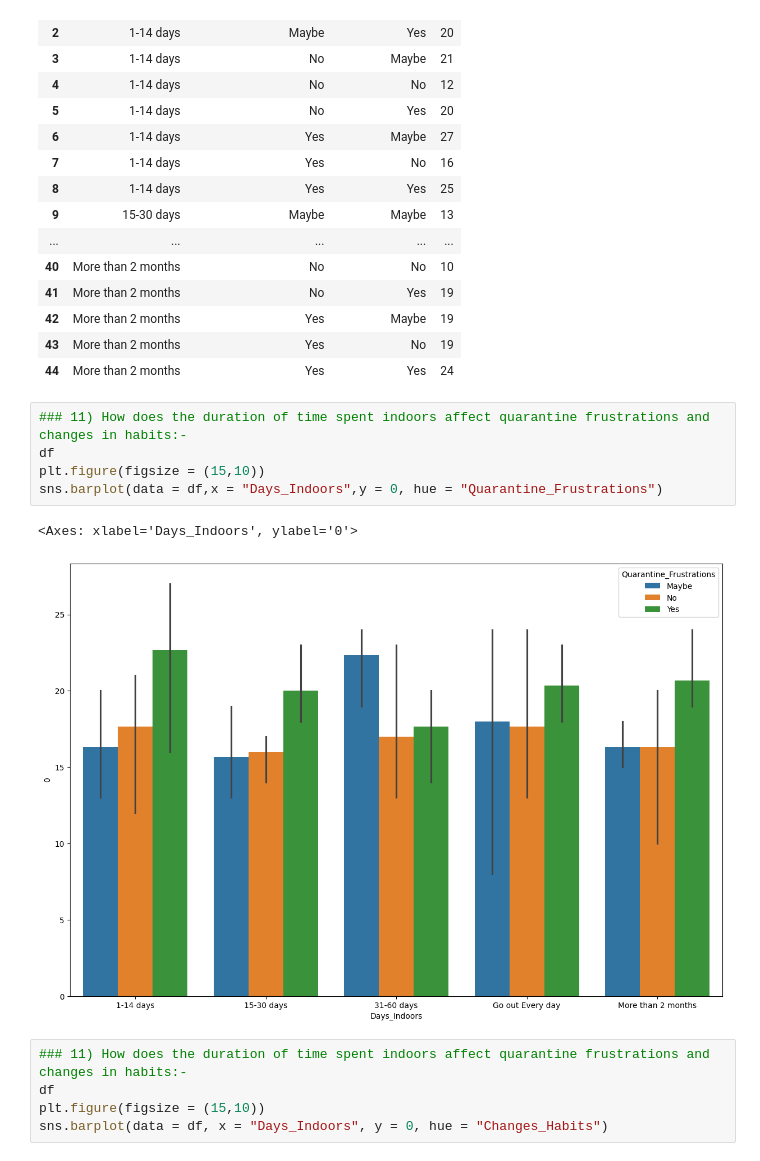
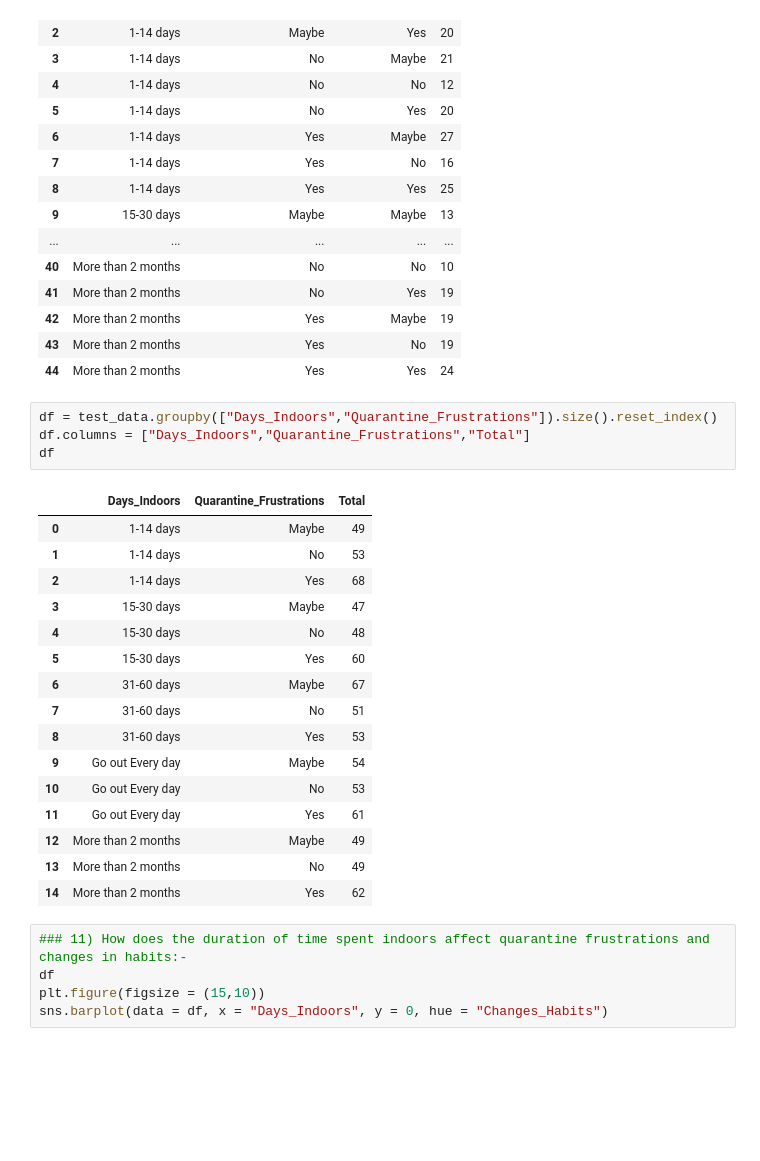
Before and after one commit to AtifAhmed253/Mental-Health-EDA, a Jupyter notebook: Mental Health Analysis.ipynb, the cells around one changed output. Drawn from its saved outputs; the diff is of its cells as text; blank space fills up the shorter version.

```diff
--- a/Mental Health Analysis.ipynb
+++ b/Mental Health Analysis.ipynb
@@ -287,14 +304,27 @@ df
 | 42 | More than 2 months | Yes | Maybe | 19 |
 | 43 | More than 2 months | Yes | No | 19 |
 | 44 | More than 2 months | Yes | Yes | 24 |
-# %%
-### 11) How does the duration of time spent indoors affect quarantine frustrations and changes in habits:-
-df
-plt.figure(figsize = (15,10))
-sns.barplot(data = df,x = "Days_Indoors",y = 0, hue = "Quarantine_Frustrations")
-# %% [output]
-<Axes: xlabel='Days_Indoors', ylabel='0'>
-[figure, removed]
+# %%
+df = test_data.groupby(["Days_Indoors","Quarantine_Frustrations"]).size().reset_index()
+df.columns = ["Days_Indoors","Quarantine_Frustrations","Total"]
+df
+# %% [output]
+|  | Days_Indoors | Quarantine_Frustrations | Total |
+| 0 | 1-14 days | Maybe | 49 |
+| 1 | 1-14 days | No | 53 |
+| 2 | 1-14 days | Yes | 68 |
+| 3 | 15-30 days | Maybe | 47 |
+| 4 | 15-30 days | No | 48 |
+| 5 | 15-30 days | Yes | 60 |
+| 6 | 31-60 days | Maybe | 67 |
+| 7 | 31-60 days | No | 51 |
+| 8 | 31-60 days | Yes | 53 |
+| 9 | Go out Every day | Maybe | 54 |
+| 10 | Go out Every day | No | 53 |
+| 11 | Go out Every day | Yes | 61 |
+| 12 | More than 2 months | Maybe | 49 |
+| 13 | More than 2 months | No | 49 |
+| 14 | More than 2 months | Yes | 62 |
 # %%
 ### 11) How does the duration of time spent indoors affect quarantine frustrations and changes in habits:-
 df
```
Also changed, not shown: parts of 8 cells of this notebook.
